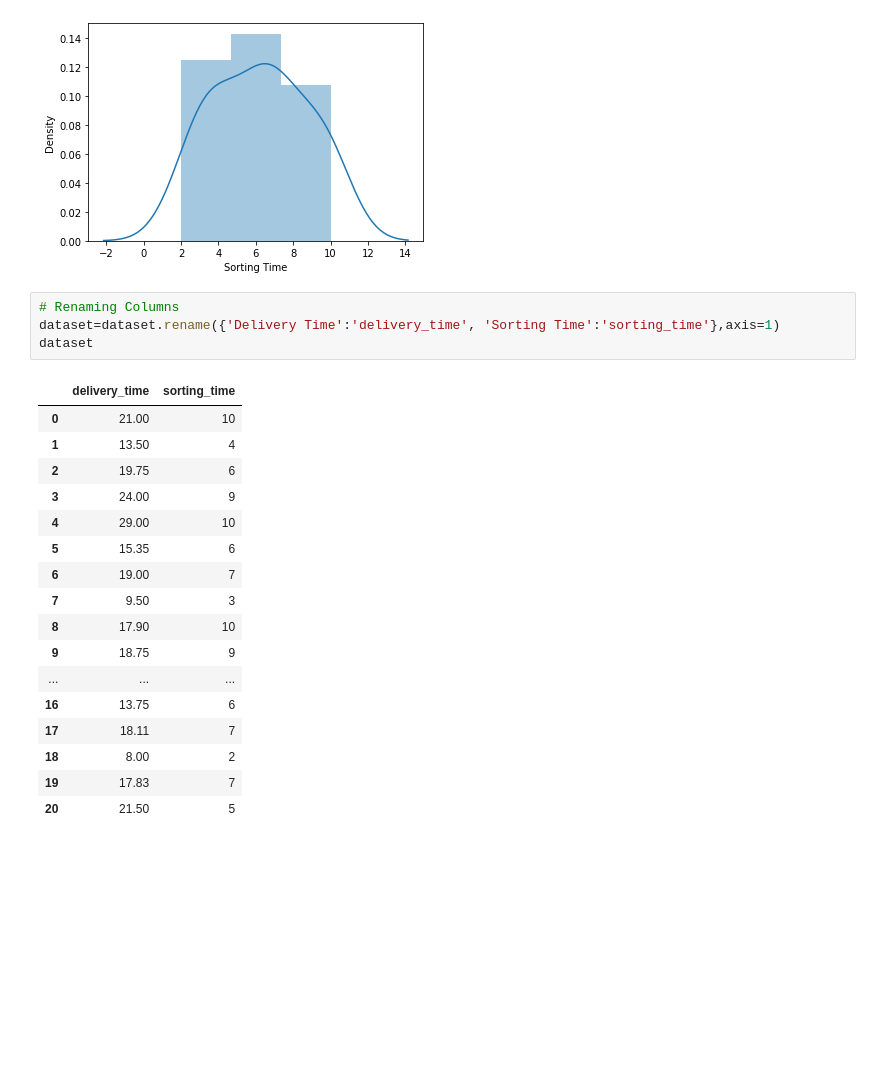
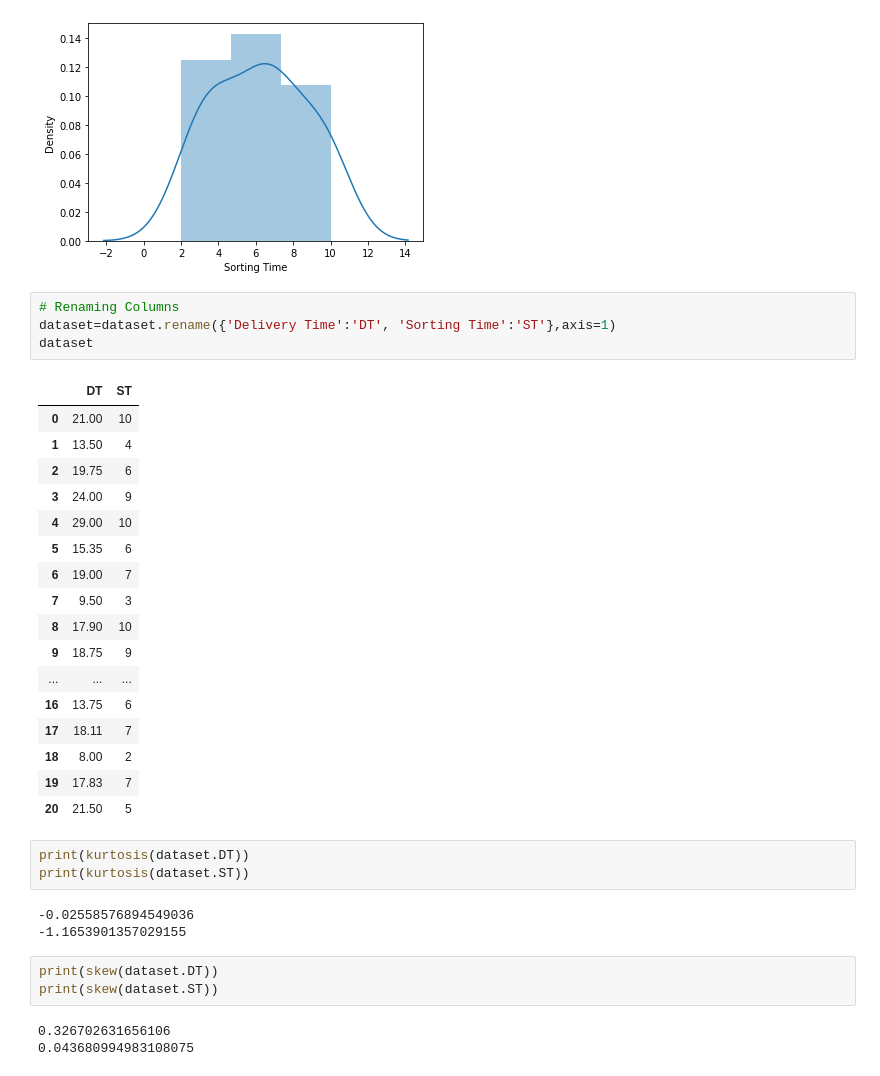
Before and after one commit to tusharsuthar4828/DataScience_Assigments, a Jupyter notebook: SimpleLinearDeliveryTime.ipynb, the cells around one changed output. Drawn from its saved outputs; the diff is of its cells as text; blank space fills up the shorter version.

```diff
--- a/SimpleLinearDeliveryTime.ipynb
+++ b/SimpleLinearDeliveryTime.ipynb
@@ -51,10 +54,10 @@ sns.distplot(dataset['Sorting Time'])
 [figure]
 # %%
 # Renaming Columns
-dataset=dataset.rename({'Delivery Time':'delivery_time', 'Sorting Time':'sorting_time'},axis=1)
+dataset=dataset.rename({'Delivery Time':'DT', 'Sorting Time':'ST'},axis=1)
 dataset
 # %% [output]
-|  | delivery_time | sorting_time |
+|  | DT | ST |
 | 0 | 21.00 | 10 |
 | 1 | 13.50 | 4 |
 | 2 | 19.75 | 6 |
@@ -71,3 +74,15 @@ dataset
 | 18 | 8.00 | 2 |
 | 19 | 17.83 | 7 |
 | 20 | 21.50 | 5 |
+# %%
+print(kurtosis(dataset.DT))
+print(kurtosis(dataset.ST))
+# %% [output]
+-0.02558576894549036
+-1.1653901357029155
+# %%
+print(skew(dataset.DT))
+print(skew(dataset.ST))
+# %% [output]
+0.326702631656106
+0.043680994983108075
```
Also changed, not shown: parts of 27 cells of this notebook.
